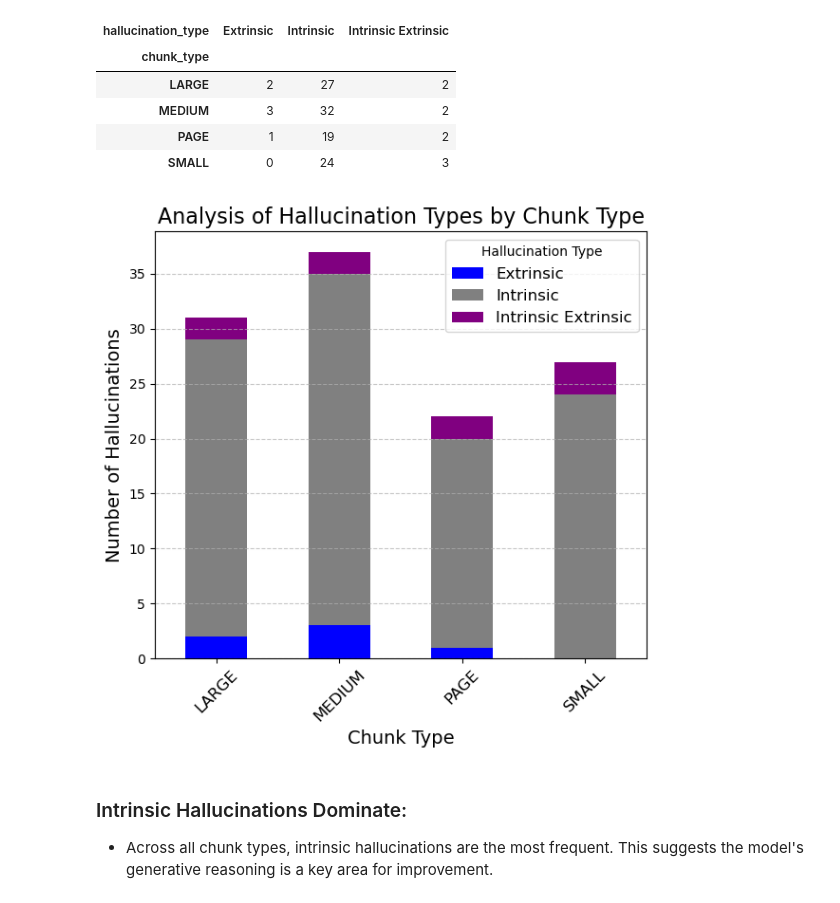
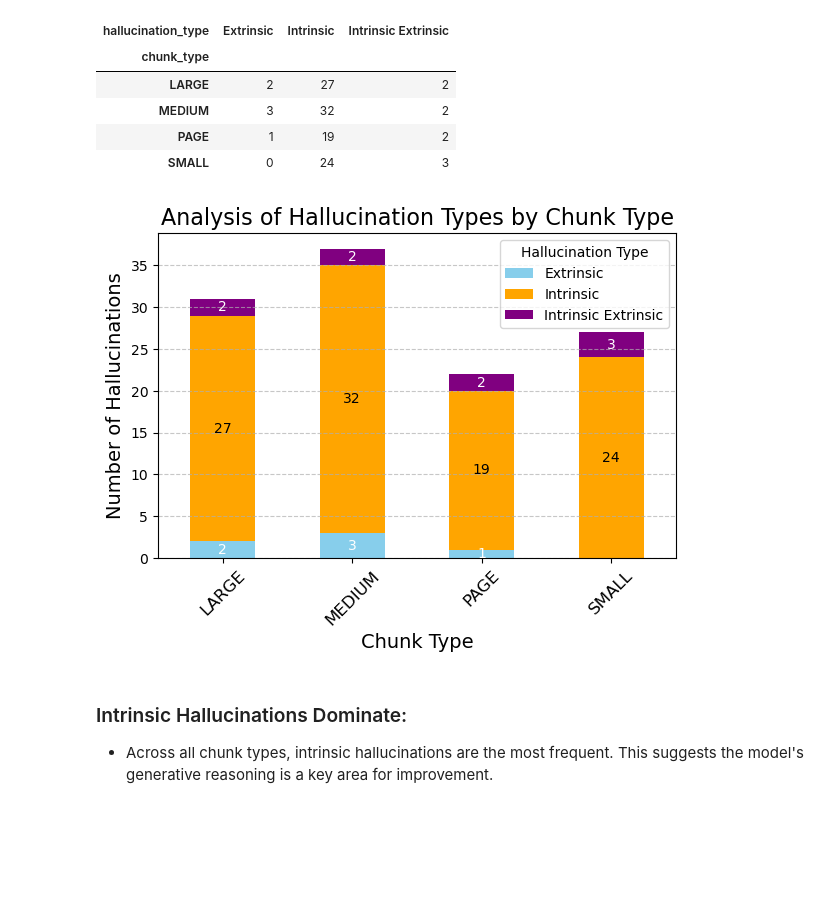
Before and after one commit to Jrana1/Bachelor_Thesis, a Jupyter notebook: bachelor_thesis_analysis_part.ipynb, the cells around one changed output. Drawn from its saved outputs; the diff is of its cells as text; code cells hidden in the pictures; blank space fills up the shorter version.

Commit message:
modified diagrams

```diff
--- a/bachelor_thesis_analysis_part.ipynb
+++ b/bachelor_thesis_analysis_part.ipynb
@@ -335,10 +335,16 @@ Name: chunk_type, dtype: int64
 # %% [markdown]
 ### Distribution of Chunks by Chunk Type in the Vector Database
 # %%
-plt.bar(chunk_type.index, chunk_type.values,color=custom_palette[:len(chunk_type)])
+# Assuming `chunk_type` is a Pandas Series or similar object
+plt.bar(chunk_type.index, chunk_type.values, color=custom_palette[:len(chunk_type)])
 plt.xlabel("Chunk Type")
 plt.ylabel("Count")
 plt.title("Counts of Each Chunk Type")
 plt.grid(axis="y", linestyle="--", alpha=0.7)
+
+# Add annotations on top of each bar
+for i, value in enumerate(chunk_type.values):
+    plt.text(i, value, str(value), ha='center', va='bottom', fontsize=10)
+
 plt.show()
 # %% [output]
@@ -779,18 +807,36 @@ hallucination_analysis
 | PAGE | 1 | 19 | 2 |
 | SMALL | 0 | 24 | 3 |
 # %%
+# Plot the stacked bar chart
+ax = hallucination_analysis.plot(kind="bar", stacked=True, figsize=(6, 5), color=['skyblue', 'orange', 'purple'])
 
-hallucination_analysis.plot(kind="bar", stacked=True, figsize=(6, 6),color=['blue', 'gray', 'purple'])
+# Add title, labels, and formatting
 plt.title("Analysis of Hallucination Types by Chunk Type", fontsize=16)
 plt.xlabel("Chunk Type", fontsize=14)
 plt.ylabel("Number of Hallucinations", fontsize=14)
 plt.xticks(rotation=45, fontsize=12)
-plt.legend(title="Hallucination Type", fontsize=12)
+plt.legend(title="Hallucination Type")
 plt.grid(axis="y", linestyle="--", alpha=0.7)
+
+# Annotate the bars with the values
+for i in range(len(hallucination_analysis)):
+    cumulative_sum = 0  # Tracks the cumulative height for stacking
+    for col in hallucination_analysis.columns:
+        value = hallucination_analysis[col].iloc[i]
+        if value > 0:  # Only annotate non-zero values
+            ax.text(i, cumulative_sum + value / 2,  # Midpoint of the current stack
+                    str(value),
+                    ha='center', va='center', fontsize=10,
+                    color='black' if value > 18 else 'white')
+        cumulative_sum += value  # Update the cumulative sum for the next stack
+
+# Adjust layout to prevent overlap
 plt.tight_layout()
+plt.subplots_adjust(bottom=0.2, top=0.85)
+
 plt.show()
 # %% [output]
-[figure, old version]
+[figure, new version]
 # %% [markdown]
 ### Intrinsic Hallucinations Dominate:
 
```
Also changed, not shown: parts of 20 cells of this notebook, 3 other files.
